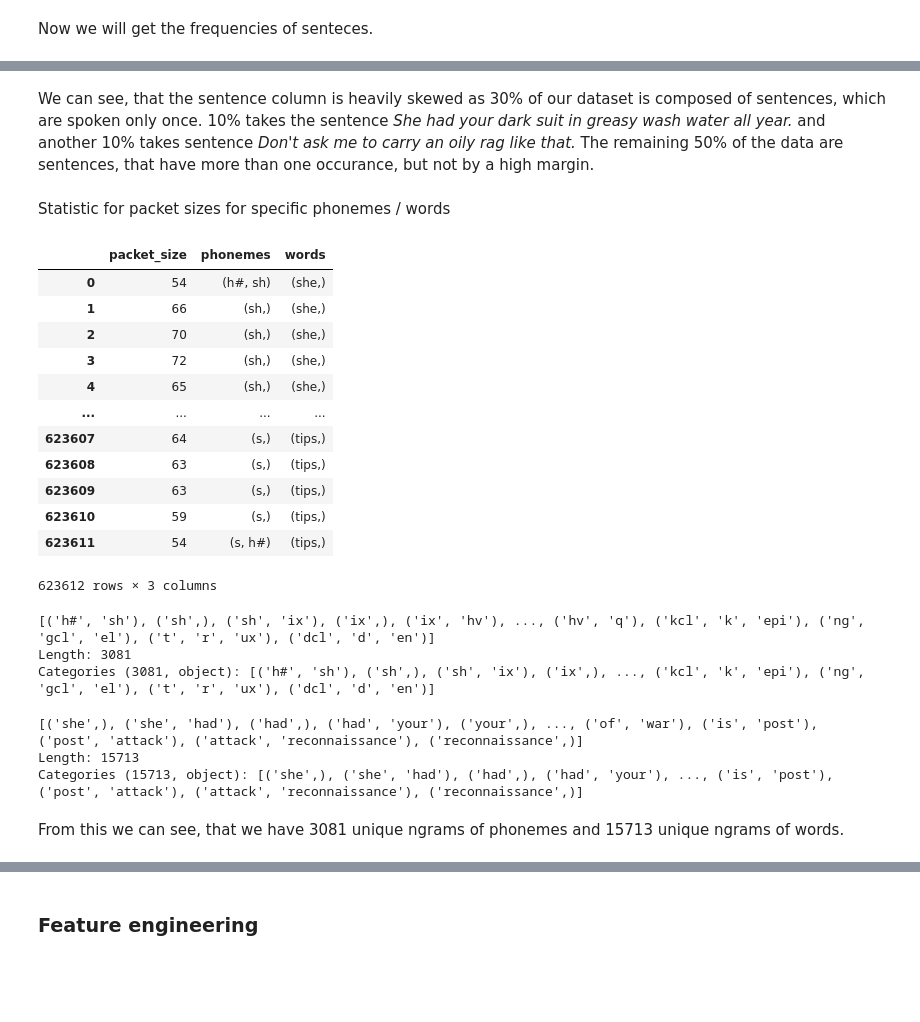
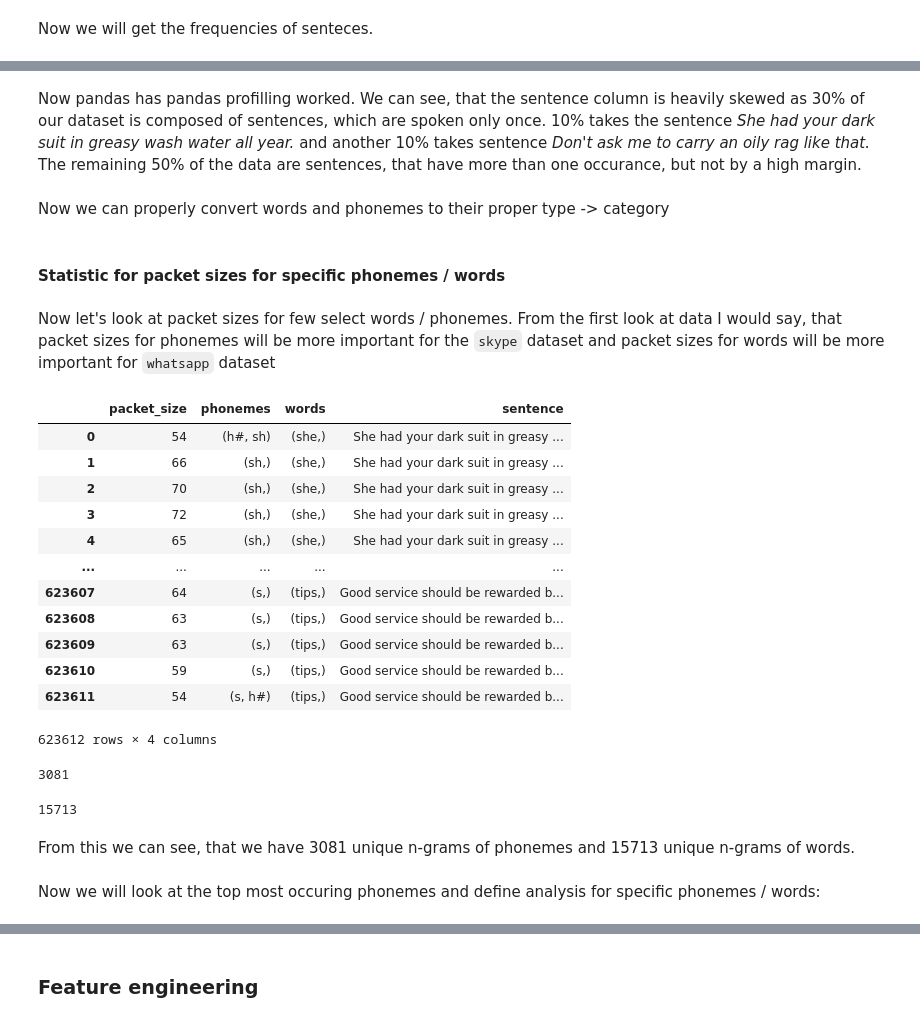
Before and after one commit to czFIRE/BT_attack_on_VoIP_encrypted_messengers, a Jupyter notebook: bt.ipynb, the cells around one changed output, grey strips where cells are left out. Drawn from its saved outputs; the diff is of its cells as text; code cells hidden in the pictures; blank space fills up the shorter version.

Commit message:
Added analysis of packet sizes for specific phonemes

```diff
--- a/bt.ipynb
+++ b/bt.ipynb
@@ -137,5 +129,7 @@ ProfileReport(frequencies, "Sentence frequencies")
 # %% [output]
 [interactive output not drawn]
 # %% [markdown]
-We can see, that the sentence column is heavily skewed as 30% of our dataset is composed of sentences, which are spoken only once. 10% takes the sentence _She had your dark suit in greasy wash water all year._ and another 10% takes sentence _Don't ask me to carry an oily rag like that._ The remaining 50% of the data are sentences, that have more than one occurance, but not by a high margin.
+Now pandas has pandas profilling worked. We can see, that the sentence column is heavily skewed as 30% of our dataset is composed of sentences, which are spoken only once. 10% takes the sentence _She had your dark suit in greasy wash water all year._ and another 10% takes sentence _Don't ask me to carry an oily rag like that._ The remaining 50% of the data are sentences, that have more than one occurance, but not by a high margin.
+# %% [markdown]
+Now we can properly convert words and phonemes to their proper type -> category
 # %%
@@ -143,38 +138,38 @@ We can see, that the sentence column is heavily skewed as 30% of our dataset is
 data['phonemes'] = data['phonemes'].astype('category')
 data['words'] = data['words'].astype('category')
 # %% [markdown]
-Statistic for packet sizes for specific phonemes / words
+#### Statistic for packet sizes for specific phonemes / words
+# %% [markdown]
+Now let's look at packet sizes for few select words / phonemes. From the first look at data I would say, that packet sizes for phonemes will be more important for the `skype` dataset and packet sizes for words will be more important for `whatsapp` dataset
 # %%
-label_data = data.loc[:, ('packet_size', 'phonemes', 'words')]
+label_data = data.loc[:, ('packet_size', 'phonemes', 'words', 'sentence')]
 label_data
 # %% [output]
-|  | packet_size | phonemes | words |
-| 0 | 54 | (h#, sh) | (she,) |
-| 1 | 66 | (sh,) | (she,) |
-| 2 | 70 | (sh,) | (she,) |
-| 3 | 72 | (sh,) | (she,) |
-| 4 | 65 | (sh,) | (she,) |
-| ... | ... | ... | ... |
-| 623607 | 64 | (s,) | (tips,) |
-| 623608 | 63 | (s,) | (tips,) |
-| 623609 | 63 | (s,) | (tips,) |
-| 623610 | 59 | (s,) | (tips,) |
-| 623611 | 54 | (s, h#) | (tips,) |
+|  | packet_size | phonemes | words | sentence |
+| 0 | 54 | (h#, sh) | (she,) | She had your dark suit in greasy ... |
+| 1 | 66 | (sh,) | (she,) | She had your dark suit in greasy ... |
+| 2 | 70 | (sh,) | (she,) | She had your dark suit in greasy ... |
+| 3 | 72 | (sh,) | (she,) | She had your dark suit in greasy ... |
+| 4 | 65 | (sh,) | (she,) | She had your dark suit in greasy ... |
+| ... | ... | ... | ... | ... |
+| 623607 | 64 | (s,) | (tips,) | Good service should be rewarded b... |
+| 623608 | 63 | (s,) | (tips,) | Good service should be rewarded b... |
+| 623609 | 63 | (s,) | (tips,) | Good service should be rewarded b... |
+| 623610 | 59 | (s,) | (tips,) | Good service should be rewarded b... |
+| 623611 | 54 | (s, h#) | (tips,) | Good service should be rewarded b... |
-623612 rows × 3 columns
+623612 rows × 4 columns
 # %%
-pd.unique(label_data['phonemes'])
+len(pd.unique(label_data['phonemes']))
 # %% [output]
-[('h#', 'sh'), ('sh',), ('sh', 'ix'), ('ix',), ('ix', 'hv'), ..., ('hv', 'q'), ('kcl', 'k', 'epi'), ('ng', 'gcl', 'el'), ('t', 'r', 'ux'), ('dcl', 'd', 'en')]
-Length: 3081
-Categories (3081, object): [('h#', 'sh'), ('sh',), ('sh', 'ix'), ('ix',), ..., ('kcl', 'k', 'epi'), ('ng', 'gcl', 'el'), ('t', 'r', 'ux'), ('dcl', 'd', 'en')]
+3081
 # %%
-pd.unique(label_data['words'])
+len(pd.unique(label_data['words']))
 # %% [output]
-[('she',), ('she', 'had'), ('had',), ('had', 'your'), ('your',), ..., ('of', 'war'), ('is', 'post'), ('post', 'attack'), ('attack', 'reconnaissance'), ('reconnaissance',)]
-Length: 15713
-Categories (15713, object): [('she',), ('she', 'had'), ('had',), ('had', 'your'), ..., ('is', 'post'), ('post', 'attack'), ('attack', 'reconnaissance'), ('reconnaissance',)]
+15713
 # %% [markdown]
-From this we can see, that we have 3081 unique ngrams of phonemes and 15713 unique ngrams of words.
+From this we can see, that we have 3081 unique n-grams of phonemes and 15713 unique n-grams of words.
+# %% [markdown]
+Now we will look at the top most occuring phonemes and define analysis for specific phonemes / words:
 # %%
 label_frequencies = label_data['phonemes'].value_counts()
 label_frequencies.head(50)
```
Also changed, not shown: parts of 9 cells of this notebook, 1 other file.
